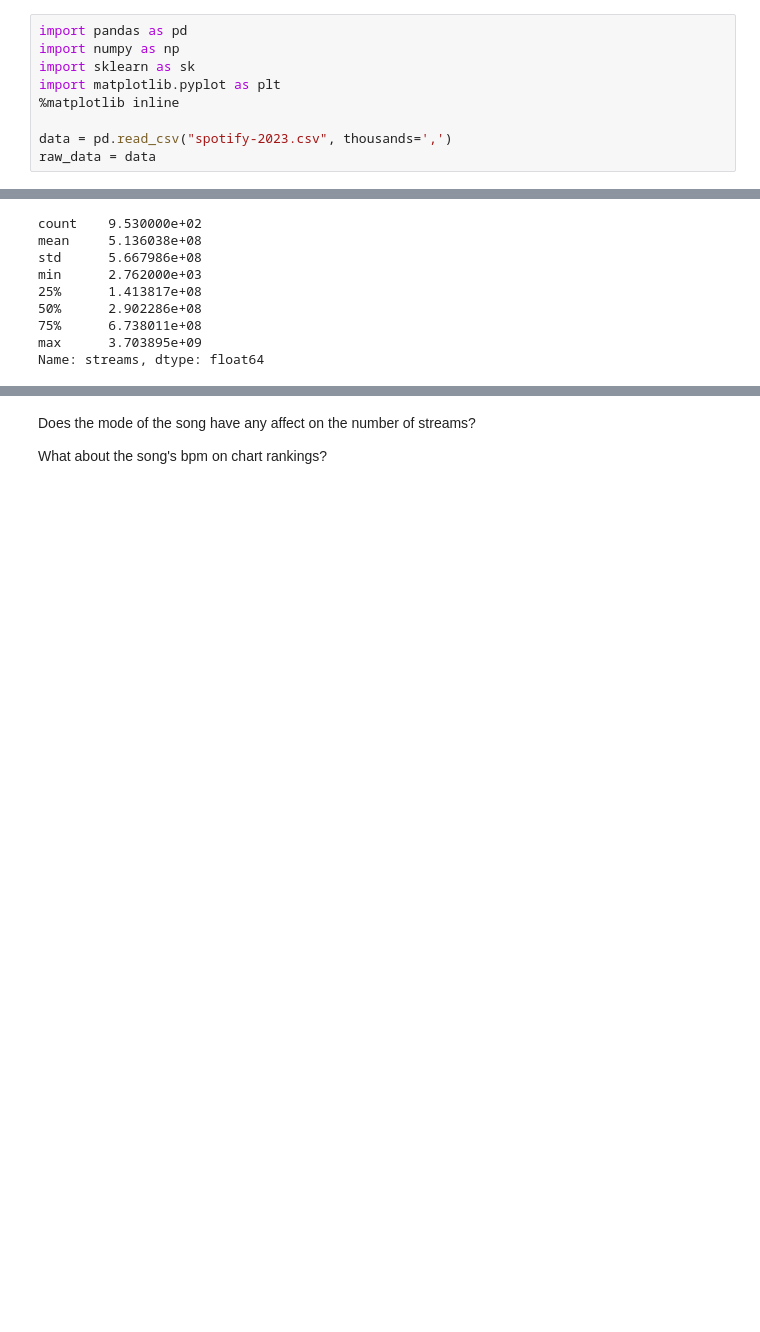
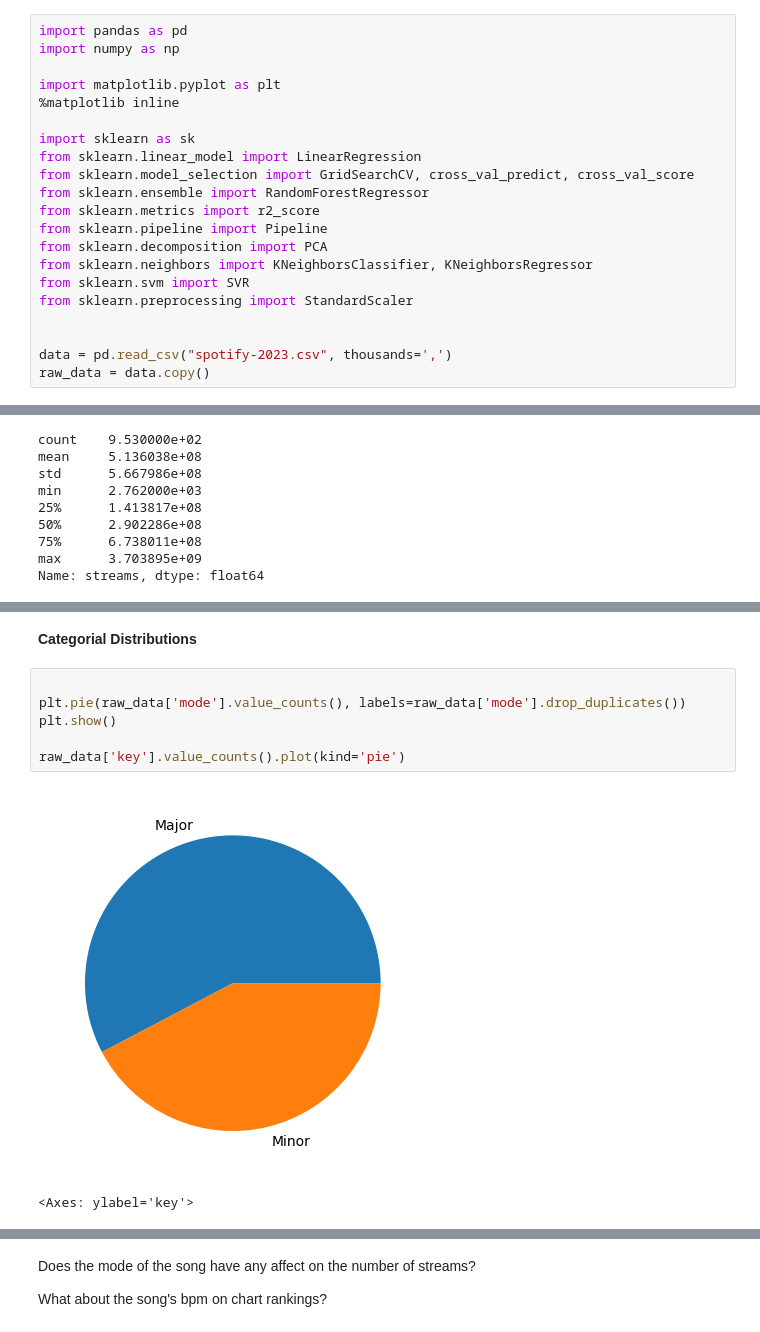
Before and after one commit to StealthAddict/spotify-ml-project, a Jupyter notebook: main.ipynb, the cells around one changed output, grey strips where cells are left out. Saved outputs shown, nothing was run; the diff lists cells and outputs as text; blank space fills up the shorter version.

```diff
--- a/main.ipynb
+++ b/main.ipynb
@@ -12,12 +12,24 @@ We can use the music composition of the song (acousticness, speechiness, key) to
 # %%
 import pandas as pd
 import numpy as np
-import sklearn as sk
+
 import matplotlib.pyplot as plt
 %matplotlib inline
 
+import sklearn as sk
+from sklearn.linear_model import LinearRegression
+from sklearn.model_selection import GridSearchCV, cross_val_predict, cross_val_score
+from sklearn.ensemble import RandomForestRegressor
+from sklearn.metrics import r2_score
+from sklearn.pipeline import Pipeline
+from sklearn.decomposition import PCA
+from sklearn.neighbors import KNeighborsClassifier, KNeighborsRegressor
+from sklearn.svm import SVR
+from sklearn.preprocessing import StandardScaler
+
+
 data = pd.read_csv("spotify-2023.csv", thousands=',')
-raw_data = data
+raw_data = data.copy()
 # %% [markdown]
 ### 1. Data Prep
 #### 1.1 Data Cleaning
@@ -128,0 +210,11 @@ plt.show()
+# %% [markdown]
+**Categorial Distributions**
+# %%
+
+plt.pie(raw_data['mode'].value_counts(), labels=raw_data['mode'].drop_duplicates())
+plt.show()
+
+raw_data['key'].value_counts().plot(kind='pie')
+# %% [output]
+[figure, added]
+<Axes: ylabel='key'>
```
Also changed, not shown: parts of 22 cells of this notebook.
